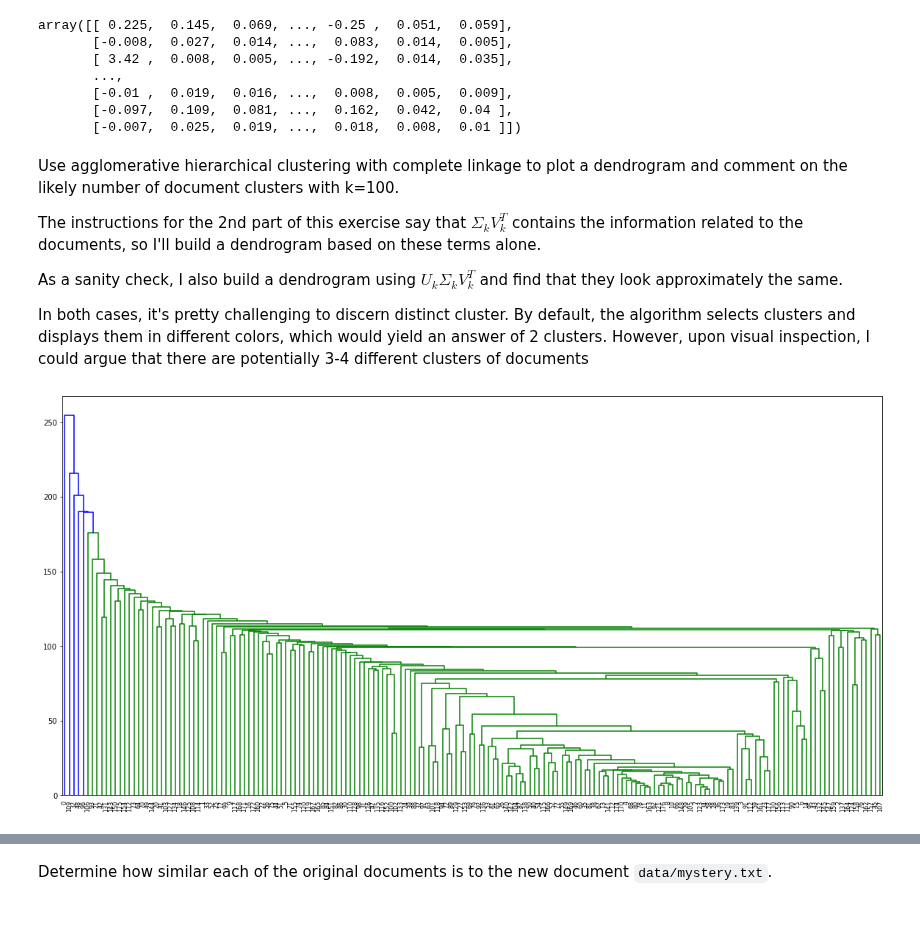
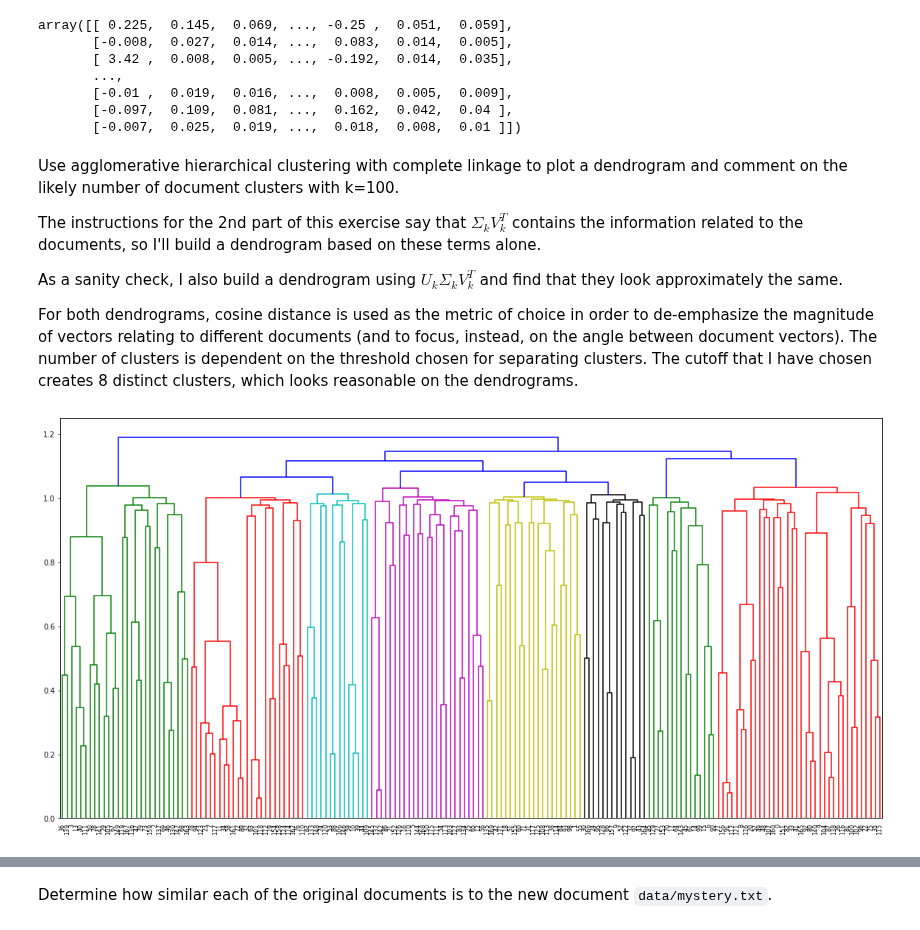
Before and after one commit to robkravec/sta-663-2021, a Jupyter notebook: notebooks/copies/homework/Homework07.ipynb, the cells around one changed output, grey strips where cells are left out. Drawn from its saved outputs; the diff is of its cells as text; code cells hidden in the pictures.

```diff
--- a/notebooks/copies/homework/Homework07.ipynb
+++ b/notebooks/copies/homework/Homework07.ipynb
@@ -586,21 +586,21 @@ The instructions for the 2nd part of this exercise say that $\Sigma_kV_k^T$ cont
 
 As a sanity check, I also build a dendrogram using $U_k \Sigma_k V_k^T$ and find that they look approximately the same.
 
-In both cases, it's pretty challenging to discern distinct cluster. By default, the algorithm selects clusters and displays them in different colors, which would yield an answer of 2 clusters. However, upon visual inspection, I could argue that there are potentially 3-4 different clusters of documents
+For both dendrograms, cosine distance is used as the metric of choice in order to de-emphasize the magnitude of vectors relating to different documents (and to focus, instead, on the angle between document vectors). The number of clusters is dependent on the threshold chosen for separating clusters. The cutoff that I have chosen creates 8 distinct clusters, which looks reasonable on the dendrograms.
 # %%
 ### Create dendrogram using only S_k * V_k^T
 
 # Reconstruct tf-idf matrix using the top 100 singular values (and keeping information about the documents)
 k = 100
 U, s, Vt = la.svd(tf_idf, full_matrices = False)
 skVkt = np.diag(s[:k]) @ Vt[:k, :]
 
 # Plot the dendrogram
-Z = cluster.hierarchy.linkage(skVkt.T, method = 'complete')
+Z = cluster.hierarchy.linkage(skVkt.T, method = 'complete', metric = 'cosine')
 plt.figure(figsize=(20, 10));
-cluster.hierarchy.dendrogram(Z, leaf_rotation = 90., leaf_font_size = 8); #, color_threshold = 100);
+cluster.hierarchy.dendrogram(Z, leaf_rotation = 90., leaf_font_size = 8, color_threshold = 1.05);
 # %% [output]
-[figure, old version]
+[figure, new version]
 # %%
 ### Create dendrogram using U_k * S_k * V_k^T
 
```
Also changed, not shown: parts of 1 cell of this notebook.
